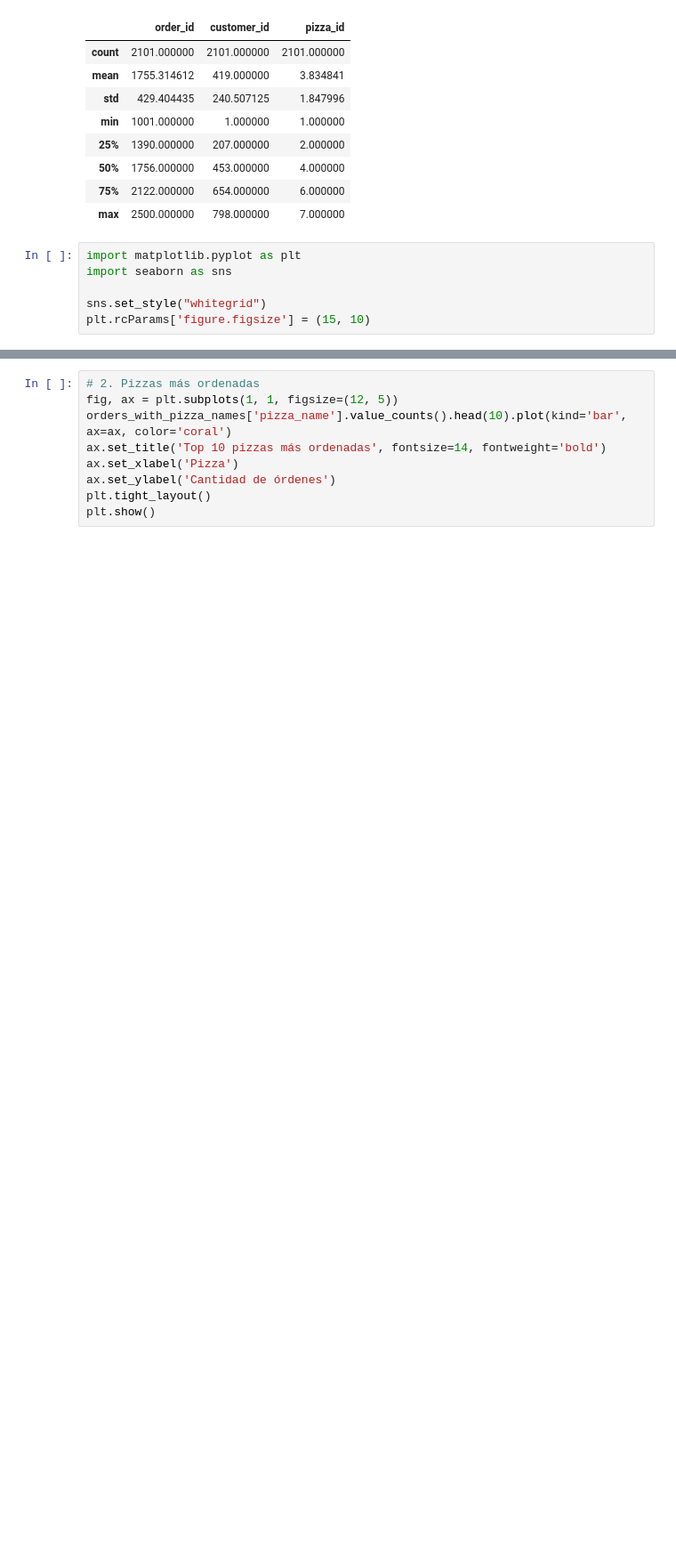
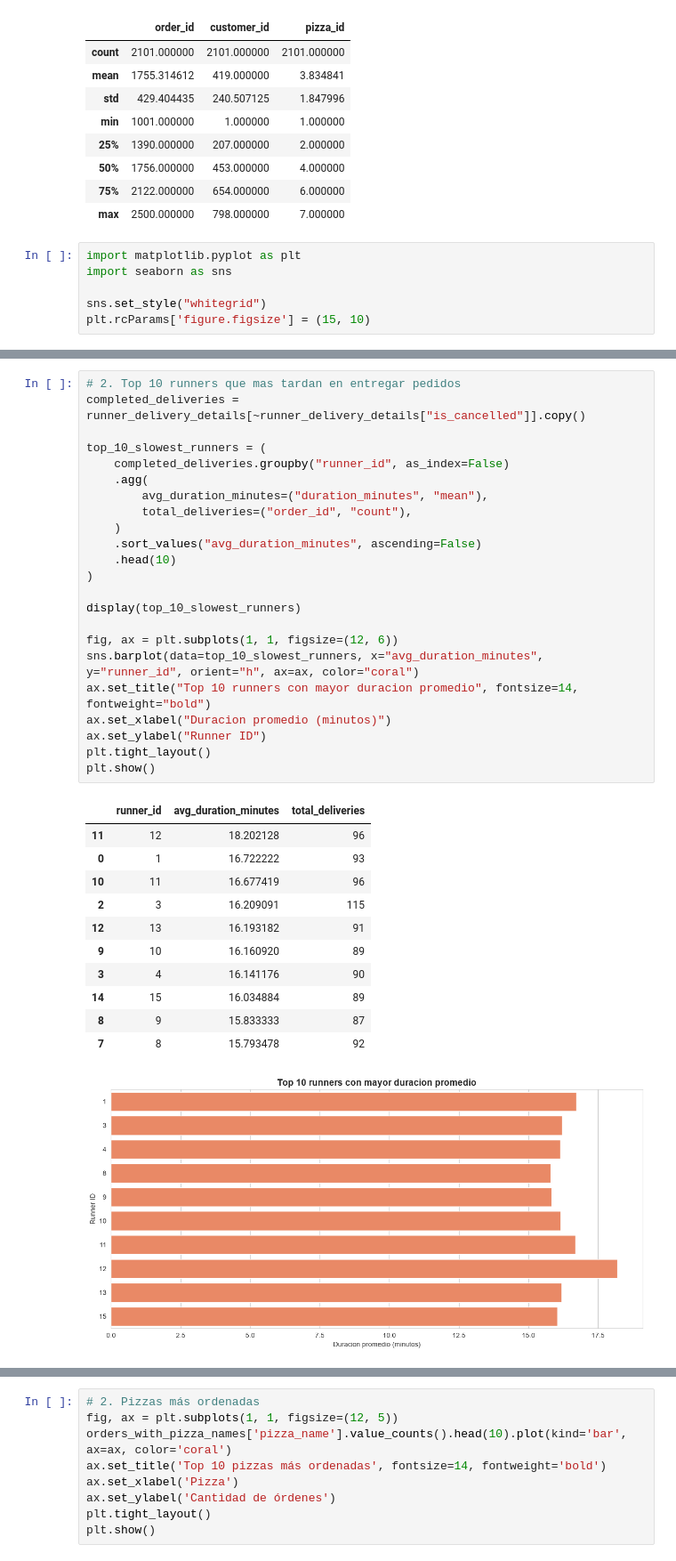
Before and after one commit to GJLG0501/Inteligencia-artificial-avanzada, a Jupyter notebook: BIG DATA/DaniPizza/DaniPizza.ipynb, the cells around one changed output, grey strips where cells are left out. Shown at 89% size. Drawn from its saved outputs; the diff is of its cells as text; blank space fills up the shorter version.

```diff
--- a/BIG DATA/DaniPizza/DaniPizza.ipynb
+++ b/BIG DATA/DaniPizza/DaniPizza.ipynb
@@ -101,0 +261,36 @@ plt.show()
+# %%
+# 2. Top 10 runners que mas tardan en entregar pedidos
+completed_deliveries = runner_delivery_details[~runner_delivery_details["is_cancelled"]].copy()
+
+top_10_slowest_runners = (
+    completed_deliveries.groupby("runner_id", as_index=False)
+    .agg(
+        avg_duration_minutes=("duration_minutes", "mean"),
+        total_deliveries=("order_id", "count"),
+    )
+    .sort_values("avg_duration_minutes", ascending=False)
+    .head(10)
+)
+
+display(top_10_slowest_runners)
+
+fig, ax = plt.subplots(1, 1, figsize=(12, 6))
+sns.barplot(data=top_10_slowest_runners, x="avg_duration_minutes", y="runner_id", orient="h", ax=ax, color="coral")
+ax.set_title("Top 10 runners con mayor duracion promedio", fontsize=14, fontweight="bold")
+ax.set_xlabel("Duracion promedio (minutos)")
+ax.set_ylabel("Runner ID")
+plt.tight_layout()
+plt.show()
+# %% [output]
+|  | runner_id | avg_duration_minutes | total_deliveries |
+| 11 | 12 | 18.202128 | 96 |
+| 0 | 1 | 16.722222 | 93 |
+| 10 | 11 | 16.677419 | 96 |
+| 2 | 3 | 16.209091 | 115 |
+| 12 | 13 | 16.193182 | 91 |
+| 9 | 10 | 16.160920 | 89 |
+| 3 | 4 | 16.141176 | 90 |
+| 14 | 15 | 16.034884 | 89 |
+| 8 | 9 | 15.833333 | 87 |
+| 7 | 8 | 15.793478 | 92 |
+[figure, added]
```
Also changed, not shown: parts of 13 cells of this notebook, 1 other file.
